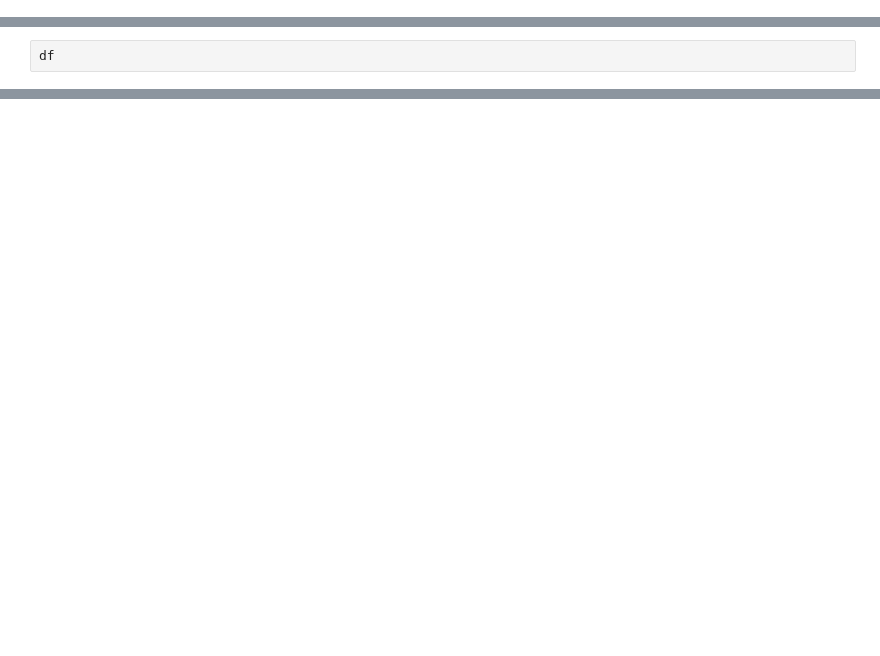
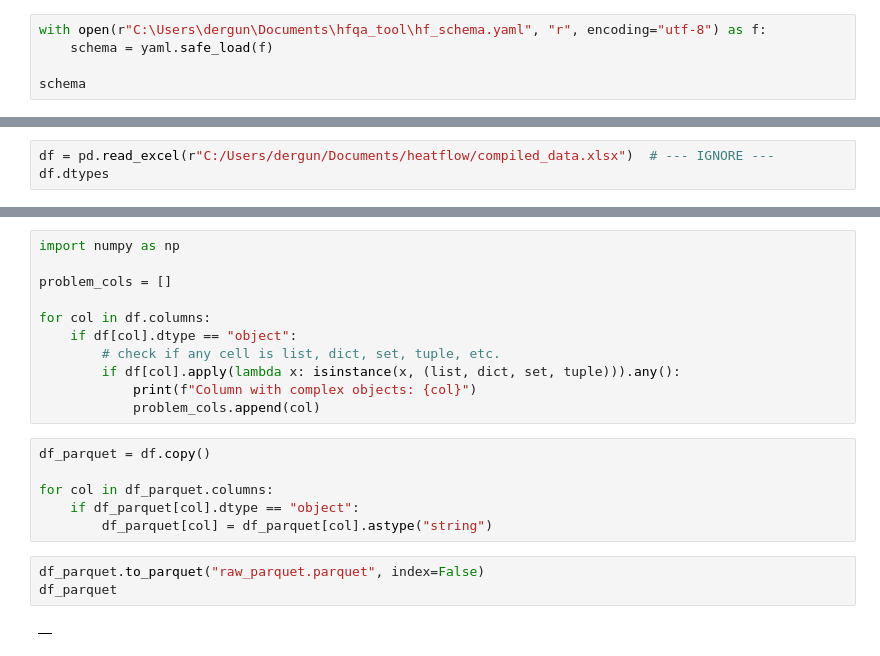
Before and after one commit to viktoriadergunova/hfqa_tool, a Jupyter notebook: parquet.ipynb, the cells around one changed output, grey strips where cells are left out. Saved outputs shown, nothing was run; the diff lists cells and outputs as text; blank space fills up the shorter version.

```diff
--- a/parquet.ipynb
+++ b/parquet.ipynb
@@ -7,0 +5,5 @@ AttributeError: 'DataFrame' object has no attribute 'to'
+# %%
+with open(r"C:\Users\dergun\Documents\hfqa_tool\hf_schema.yaml", "r", encoding="utf-8") as f:
+    schema = yaml.safe_load(f)
+
+schema
@@ -8,3 +28,4 @@ AttributeError: 'DataFrame' object has no attribute 'to'
 # %%
-df
+df = pd.read_excel(r"C:/Users/dergun/Documents/heatflow/compiled_data.xlsx")  # --- IGNORE ---
+df.dtypes
 # %% [output]
@@ -23,0 +44,22 @@ df
+# %%
+import numpy as np
+
+problem_cols = []
+
+for col in df.columns:
+    if df[col].dtype == "object":
+        # check if any cell is list, dict, set, tuple, etc.
+        if df[col].apply(lambda x: isinstance(x, (list, dict, set, tuple))).any():
+            print(f"Column with complex objects: {col}")
+            problem_cols.append(col)
+# %%
+df_parquet = df.copy()
+
+for col in df_parquet.columns:
+    if df_parquet[col].dtype == "object":
+        df_parquet[col] = df_parquet[col].astype("string")
+# %%
+df_parquet.to_parquet("raw_parquet.parquet", index=False)
+df_parquet
+# %% [output]
+|  |
```
Also changed, not shown: parts of 4 cells of this notebook.
